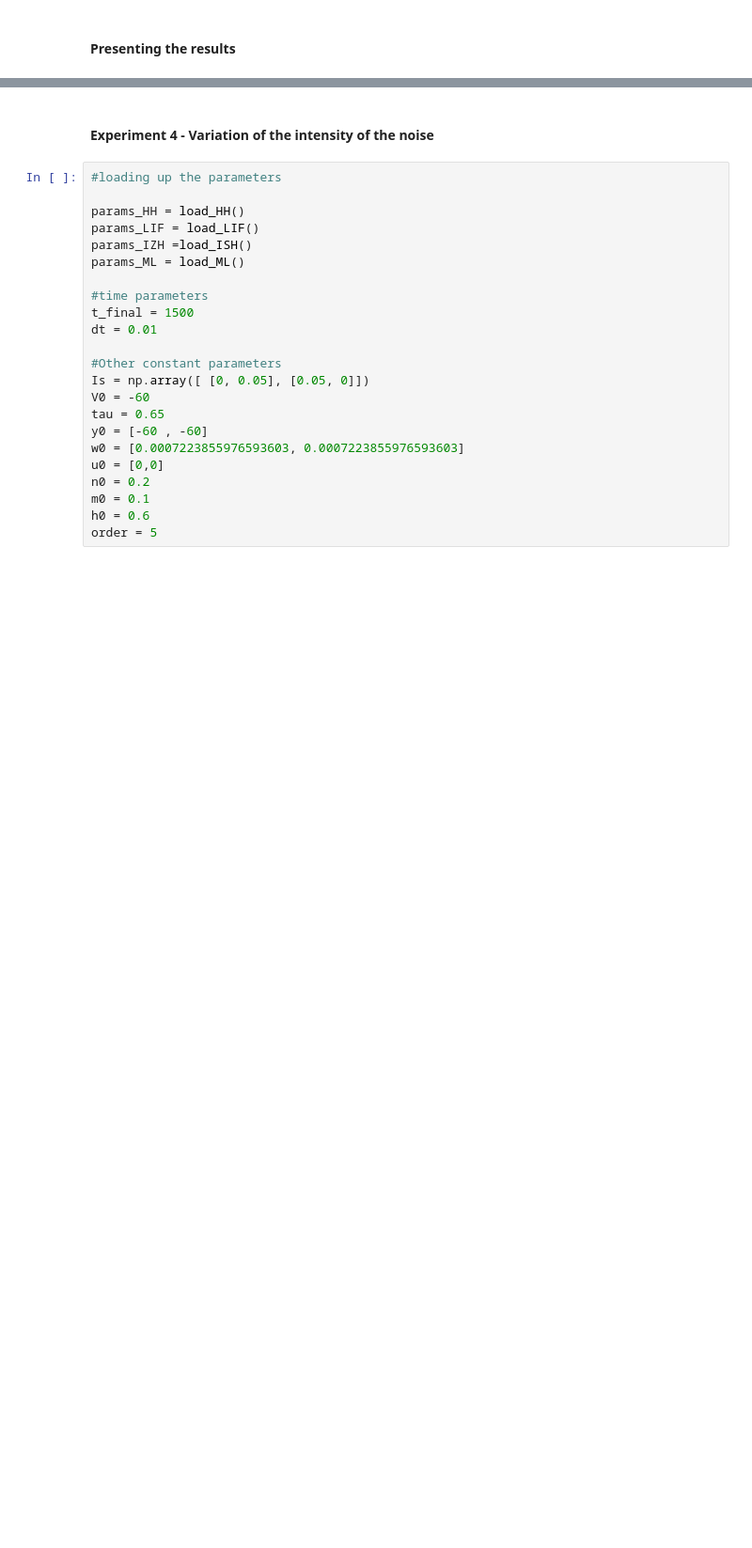
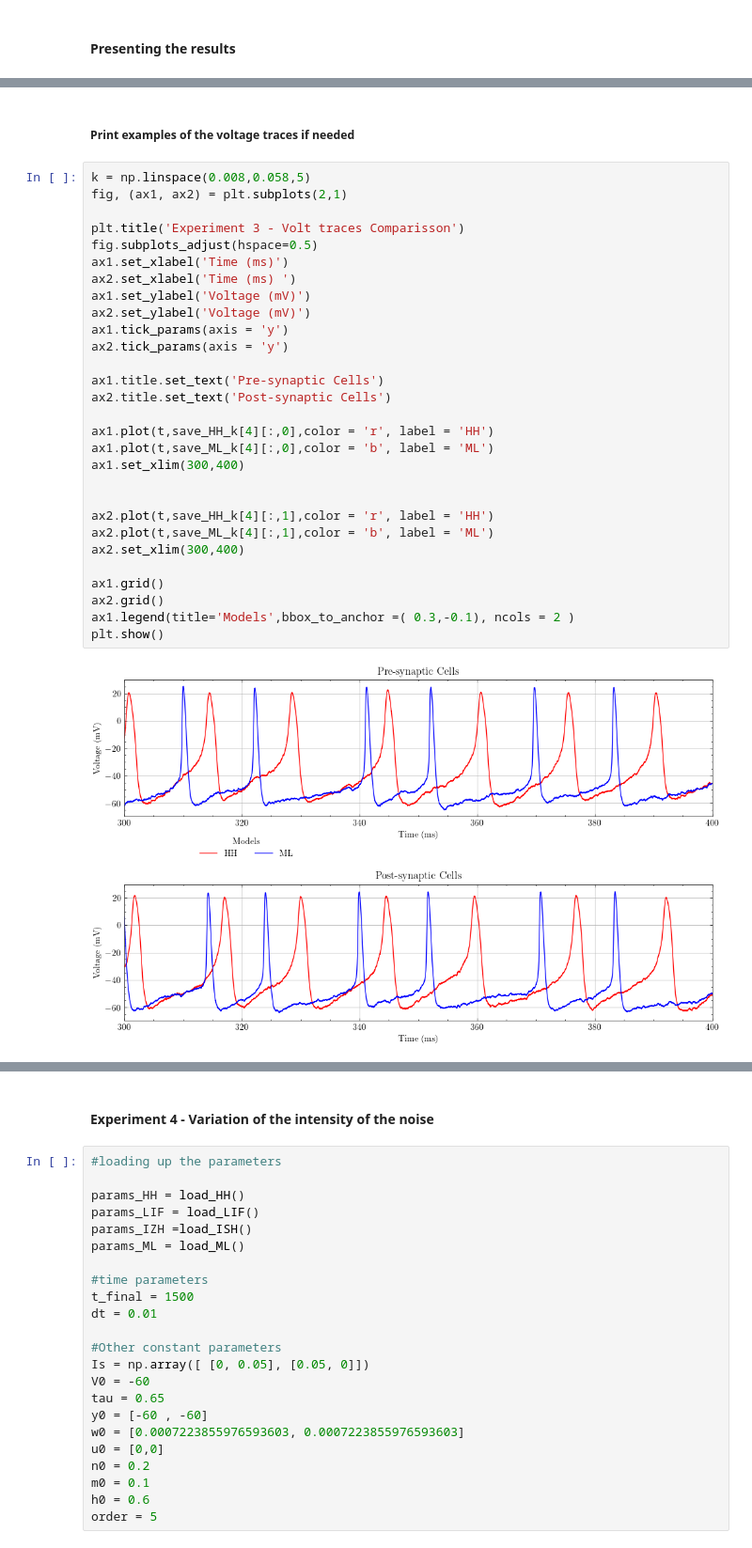
Before and after one commit to Sir-Bip-Bop/Gap-Junction-Coupling-Studies, a Jupyter notebook: synchrony_experiment_parallel.ipynb, the cells around one changed output, grey strips where cells are left out. Shown at 94% size. Cells and saved outputs as stored; diff of their text form; blank space fills up the shorter version.

```diff
--- a/synchrony_experiment_parallel.ipynb
+++ b/synchrony_experiment_parallel.ipynb
@@ -935,0 +944,33 @@ plt.show()
+# %% [markdown]
+##### Print examples of the voltage traces if needed
+# %%
+k = np.linspace(0.008,0.058,5)
+fig, (ax1, ax2) = plt.subplots(2,1)
+
+plt.title('Experiment 3 - Volt traces Comparisson')
+fig.subplots_adjust(hspace=0.5)
+ax1.set_xlabel('Time (ms)')
+ax2.set_xlabel('Time (ms) ')
+ax1.set_ylabel('Voltage (mV)')
+ax2.set_ylabel('Voltage (mV)')
+ax1.tick_params(axis = 'y')
+ax2.tick_params(axis = 'y')
+
+ax1.title.set_text('Pre-synaptic Cells')
+ax2.title.set_text('Post-synaptic Cells')
+
+ax1.plot(t,save_HH_k[4][:,0],color = 'r', label = 'HH')
+ax1.plot(t,save_ML_k[4][:,0],color = 'b', label = 'ML')
+ax1.set_xlim(300,400)
+
+
+ax2.plot(t,save_HH_k[4][:,1],color = 'r', label = 'HH')
+ax2.plot(t,save_ML_k[4][:,1],color = 'b', label = 'ML')
+ax2.set_xlim(300,400)
+
+ax1.grid()
+ax2.grid()
+ax1.legend(title='Models',bbox_to_anchor =( 0.3,-0.1), ncols = 2 )
+plt.show()
+# %% [output]
+[figure, added]
```
Also changed, not shown: parts of 14 cells of this notebook.
